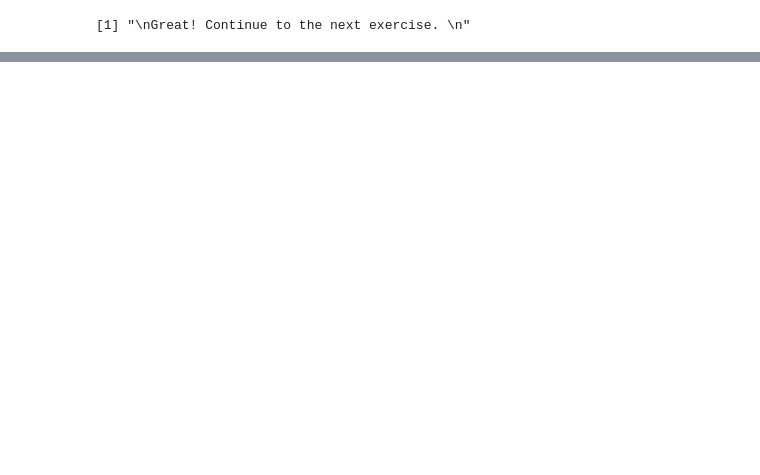
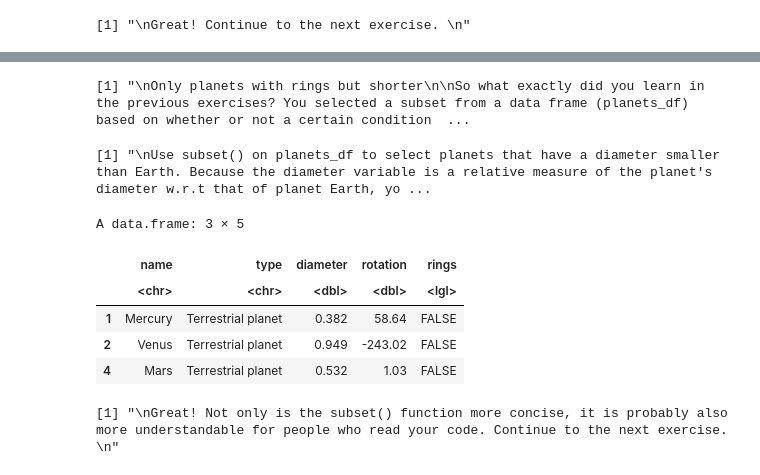
Before and after one commit to Gisleudo-Cortez/Estudos-studies, a Jupyter notebook: DataCamp/R/courses/introduction_to_R/scripts/chapter_05.ipynb, the cells around one changed output, grey strips where cells are left out. Cells and saved outputs as stored; diff of their text form; code cells hidden in the pictures; blank space fills up the shorter version.

```diff
--- a/DataCamp/R/courses/introduction_to_R/scripts/chapter_05.ipynb
+++ b/DataCamp/R/courses/introduction_to_R/scripts/chapter_05.ipynb
@@ -341,0 +440,50 @@ A data.frame: 32 × 11
+# %%
+# exercise 10
+
+"
+Only planets with rings but shorter
+
+So what exactly did you learn in the previous exercises? You selected a subset from a data frame (planets_df) based on whether or not a certain condition was true (rings or no rings), and you managed to pull out all relevant data. Pretty awesome! By now, NASA is probably already flirting with your CV ;-).
+
+Now, let us move up one level and use the function subset(). You should see the subset() function as a short-cut to do exactly the same as what you did in the previous exercises.
+
+subset(my_df, subset = some_condition)
+
+The first argument of subset() specifies the dataset for which you want a subset. By adding the second argument, you give R the necessary information and conditions to select the correct subset.
+
+The code below will give the exact same result as you got in the previous exercise, but this time, you didn't need the rings_vector!
+
+subset(planets_df, subset = rings)
+
+"
+
+# Instructions
+
+"
+Use subset() on planets_df to select planets that have a diameter smaller than Earth. Because the diameter variable is a relative measure of the planet's diameter w.r.t that of planet Earth, your condition is diameter < 1.
+"
+
+# solution
+
+# planets_df is pre-loaded in your workspace
+
+# Select planets with diameter < 1
+subset(planets_df, subset = diameter < 1)
+
+#----------------------------------#
+
+# Conclusion
+
+"
+Great! Not only is the subset() function more concise, it is probably also more understandable for people who read your code. Continue to the next exercise.
+"
+# %% [output]
+[1] "\nOnly planets with rings but shorter\n\nSo what exactly did you learn in the previous exercises? You selected a subset from a data frame (planets_df) based on whether or not a certain condition  ...
+[1] "\nUse subset() on planets_df to select planets that have a diameter smaller than Earth. Because the diameter variable is a relative measure of the planet's diameter w.r.t that of planet Earth, yo ...
+A data.frame: 3 × 5
+|  | name | type | diameter | rotation | rings |
+|  | <chr> | <chr> | <dbl> | <dbl> | <lgl> |
+| 1 | Mercury | Terrestrial planet | 0.382 | 58.64 | FALSE |
+| 2 | Venus | Terrestrial planet | 0.949 | -243.02 | FALSE |
+| 4 | Mars | Terrestrial planet | 0.532 | 1.03 | FALSE |
+[1] "\nGreat! Not only is the subset() function more concise, it is probably also more understandable for people who read your code. Continue to the next exercise. \n"
```
Also changed, not shown: parts of 20 cells of this notebook, 1 other file.
